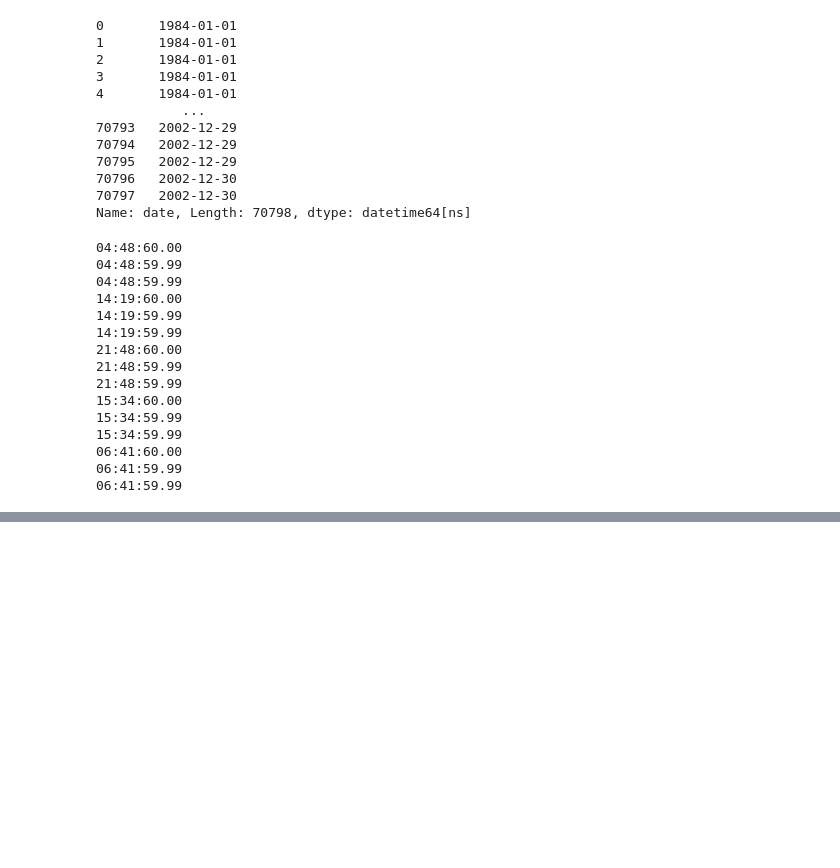
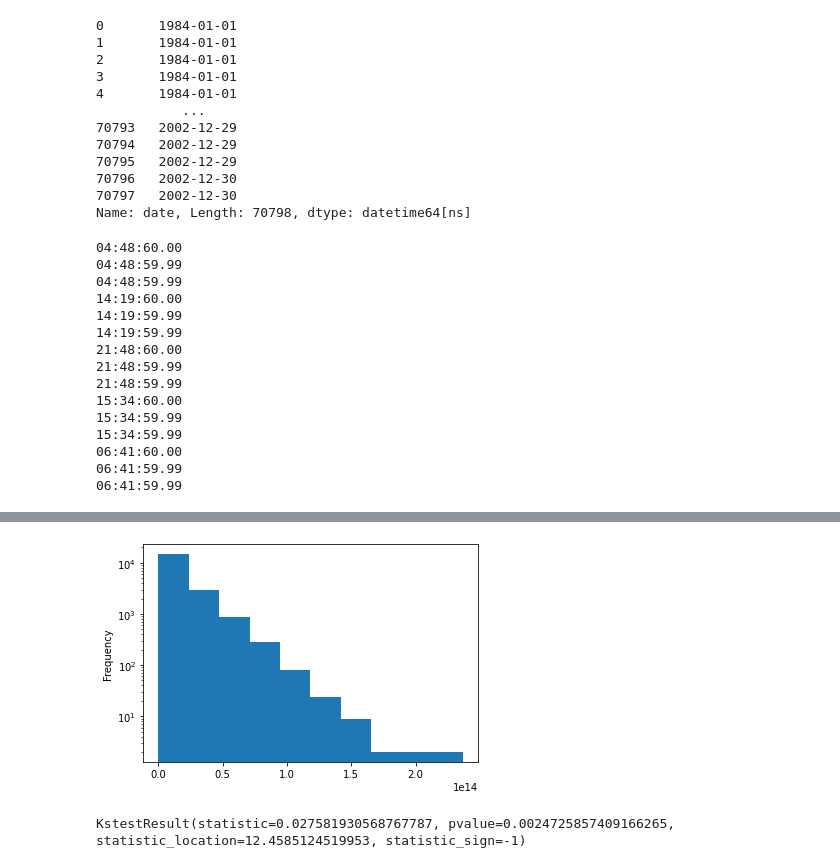
Before and after one commit to laurabersani/MLPNS_LBersani, a Jupyter notebook: earthquakes.ipynb, the cells around one changed output, grey strips where cells are left out. Saved outputs shown, nothing was run; the diff lists cells and outputs as text; code cells hidden in the pictures; blank space fills up the shorter version.

```diff
--- a/earthquakes.ipynb
+++ b/earthquakes.ipynb
@@ -113,0 +244,10 @@ eqs["datetime"] = eqs["datetime"].map(pd.to_datetime)
+# %%
+#è rimasta una separazione molto netta.
+#elimino i dati che distano più di un mese
+monthgap = 2.628e+15 # month in ns
+
+eqGoodData = eqGoodData[eqGoodData.gaps < monthgap]
+# %%
+eqGoodData["gaps"].plot(kind="hist", logy=True);
+# %% [output]
+[figure, added]
@@ -113,0 +256,8 @@ eqs["datetime"] = eqs["datetime"].map(pd.to_datetime)
+# %%
+import numpy as np
+t1 = eqGoodData['gaps'][eqGoodData.mag >= 2]
+t2 = eqGoodData['gaps'][eqGoodData.mag >= 2.5]
+#t1=t1[t1<3e16]
+sp.stats.ks_2samp(np.log10(t1), np.log10(t2)) #il ks test è applicato al loaritmo, sul paper
+# %% [output]
+KstestResult(statistic=0.027581930568767787, pvalue=0.0024725857409166265, statistic_location=12.4585124519953, statistic_sign=-1)
```
Also changed, not shown: parts of 21 cells of this notebook.
